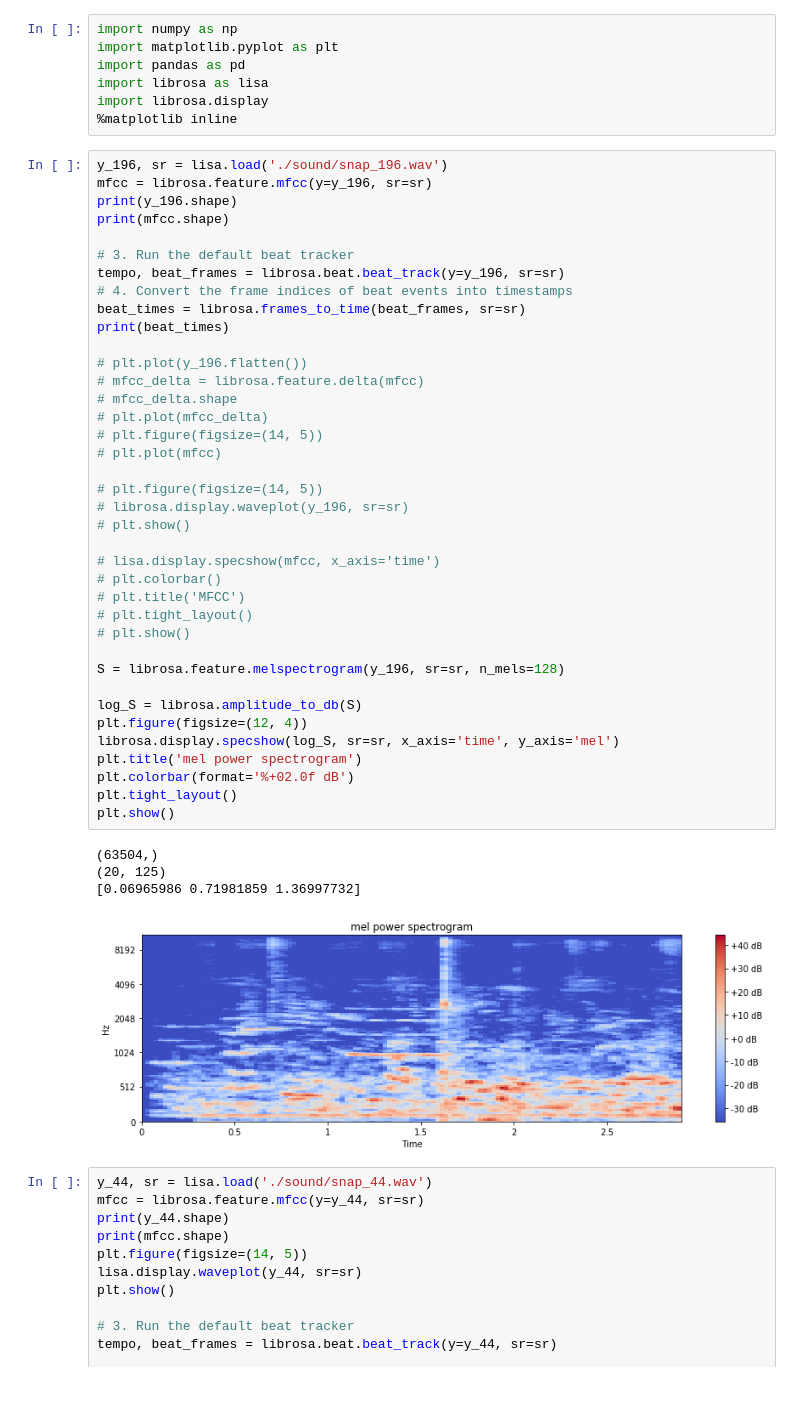
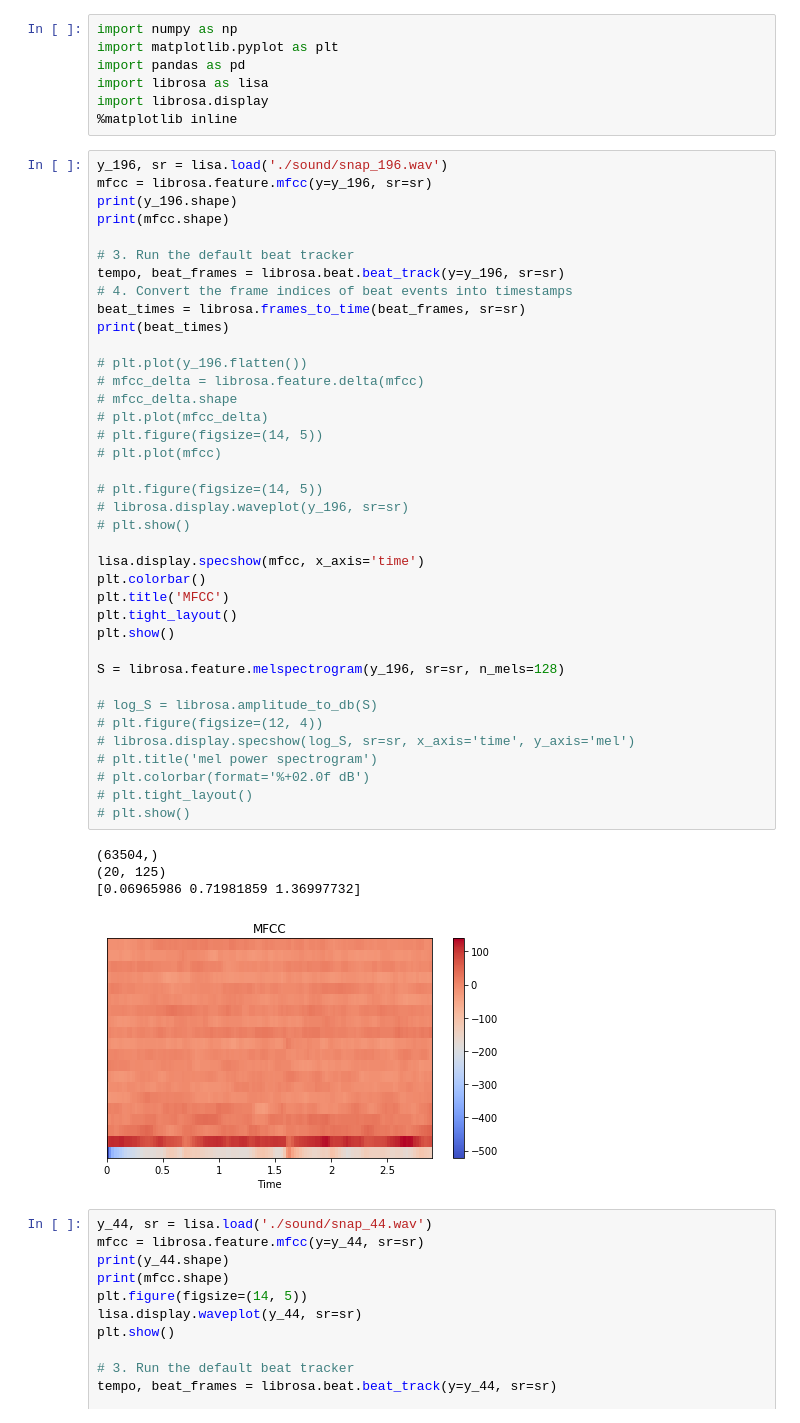
Before and after one commit to Dodant/snap-point, a Jupyter notebook: Sound Preprocessing.ipynb, the cells around one changed output. Saved outputs shown, nothing was run; the diff lists cells and outputs as text; blank space fills up the shorter version.

```diff
--- a/Sound Preprocessing.ipynb
+++ b/Sound Preprocessing.ipynb
@@ -8,46 +8,46 @@ import librosa.display
 # %%
 y_196, sr = lisa.load('./sound/snap_196.wav')
 mfcc = librosa.feature.mfcc(y=y_196, sr=sr)
 print(y_196.shape)
 print(mfcc.shape)
 
 # 3. Run the default beat tracker
 tempo, beat_frames = librosa.beat.beat_track(y=y_196, sr=sr)
 # 4. Convert the frame indices of beat events into timestamps
 beat_times = librosa.frames_to_time(beat_frames, sr=sr)
 print(beat_times)
 
 # plt.plot(y_196.flatten())
 # mfcc_delta = librosa.feature.delta(mfcc)
 # mfcc_delta.shape
 # plt.plot(mfcc_delta)
 # plt.figure(figsize=(14, 5))
 # plt.plot(mfcc)
 
 # plt.figure(figsize=(14, 5))
 # librosa.display.waveplot(y_196, sr=sr)
 # plt.show()
 
-# lisa.display.specshow(mfcc, x_axis='time')
-# plt.colorbar()
-# plt.title('MFCC')
-# plt.tight_layout()
-# plt.show()
+lisa.display.specshow(mfcc, x_axis='time')
+plt.colorbar()
+plt.title('MFCC')
+plt.tight_layout()
+plt.show()
 
 S = librosa.feature.melspectrogram(y_196, sr=sr, n_mels=128)
 
-log_S = librosa.amplitude_to_db(S)
-plt.figure(figsize=(12, 4))
-librosa.display.specshow(log_S, sr=sr, x_axis='time', y_axis='mel')
-plt.title('mel power spectrogram')
-plt.colorbar(format='%+02.0f dB')
-plt.tight_layout()
-plt.show()
+# log_S = librosa.amplitude_to_db(S)
+# plt.figure(figsize=(12, 4))
+# librosa.display.specshow(log_S, sr=sr, x_axis='time', y_axis='mel')
+# plt.title('mel power spectrogram')
+# plt.colorbar(format='%+02.0f dB')
+# plt.tight_layout()
+# plt.show()
 # %% [output]
 (63504,)
 (20, 125)
 [0.06965986 0.71981859 1.36997732]
-[figure, old version]
+[figure, new version]
 # %%
 y_44, sr = lisa.load('./sound/snap_44.wav')
 mfcc = librosa.feature.mfcc(y=y_44, sr=sr)
```
Also changed, not shown: 3 other files.
